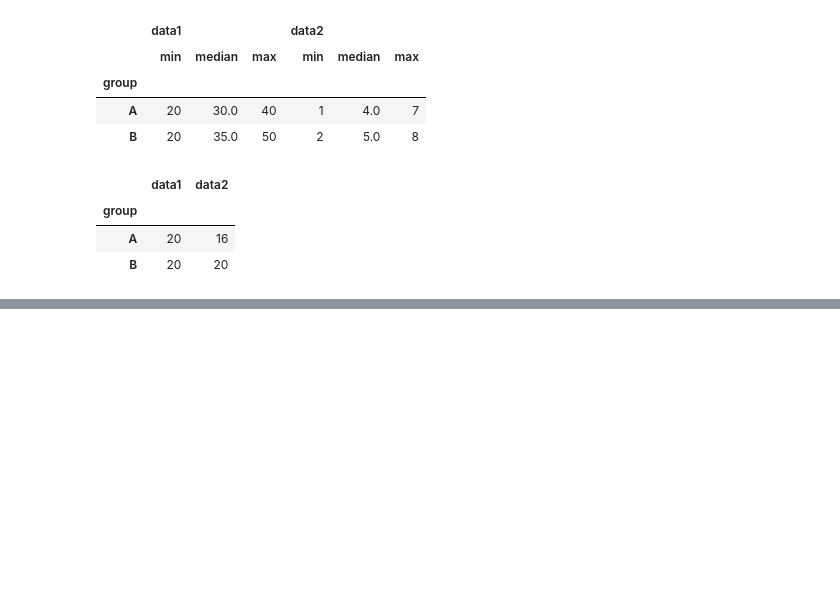
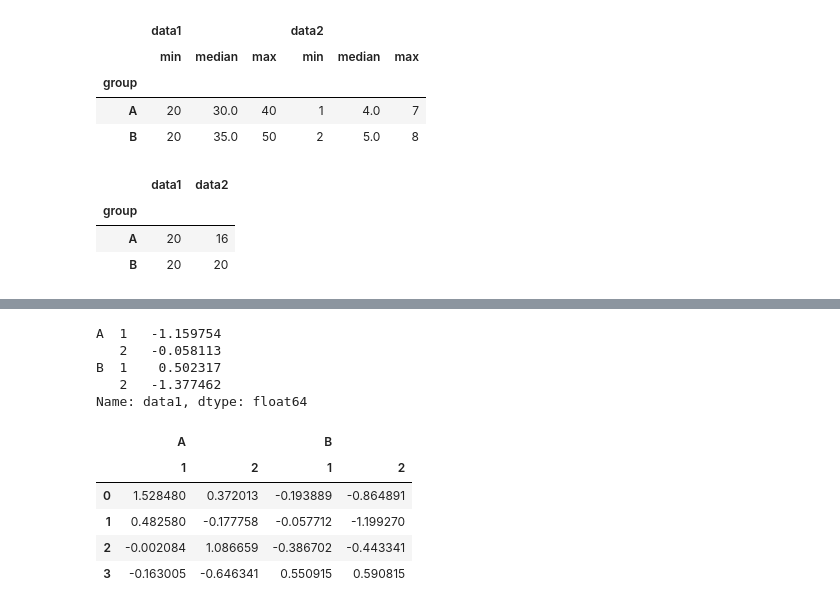
Before and after one commit to sunssstar/pandas, a Jupyter notebook: pandas_03_심화.ipynb, the cells around one changed output, grey strips where cells are left out. Drawn from its saved outputs; the diff is of its cells as text; code cells hidden in the pictures; blank space fills up the shorter version.

```diff
--- a/pandas_03_심화.ipynb
+++ b/pandas_03_심화.ipynb
@@ -410,0 +479,28 @@ df.groupby('group').aggregate({'data1':'min','data2':'sum'})
+# %%
+df = pd.DataFrame(
+    np.random.randn(4,2),
+    index = [['A','A','B','B'],[1,2,1,2]],
+    columns= ['data1','data2']
+)
+
+df['data1']
+# %% [output]
+A  1   -1.159754
+   2   -0.058113
+B  1    0.502317
+   2   -1.377462
+Name: data1, dtype: float64
+# %%
+df_col = pd.DataFrame(
+    np.random.randn(4,4),
+    columns=[['A','A','B','B'],['1','2','1','2']]
+)
+
+df_col
+# %% [output]
+|  | A |  | B |  |
+|  | 1 | 2 | 1 | 2 |
+| 0 | 1.528480 | 0.372013 | -0.193889 | -0.864891 |
+| 1 | 0.482580 | -0.177758 | -0.057712 | -1.199270 |
+| 2 | -0.002084 | 1.086659 | -0.386702 | -0.443341 |
+| 3 | -0.163005 | -0.646341 | 0.550915 | 0.590815 |
```
Also changed, not shown: parts of 15 cells of this notebook.
